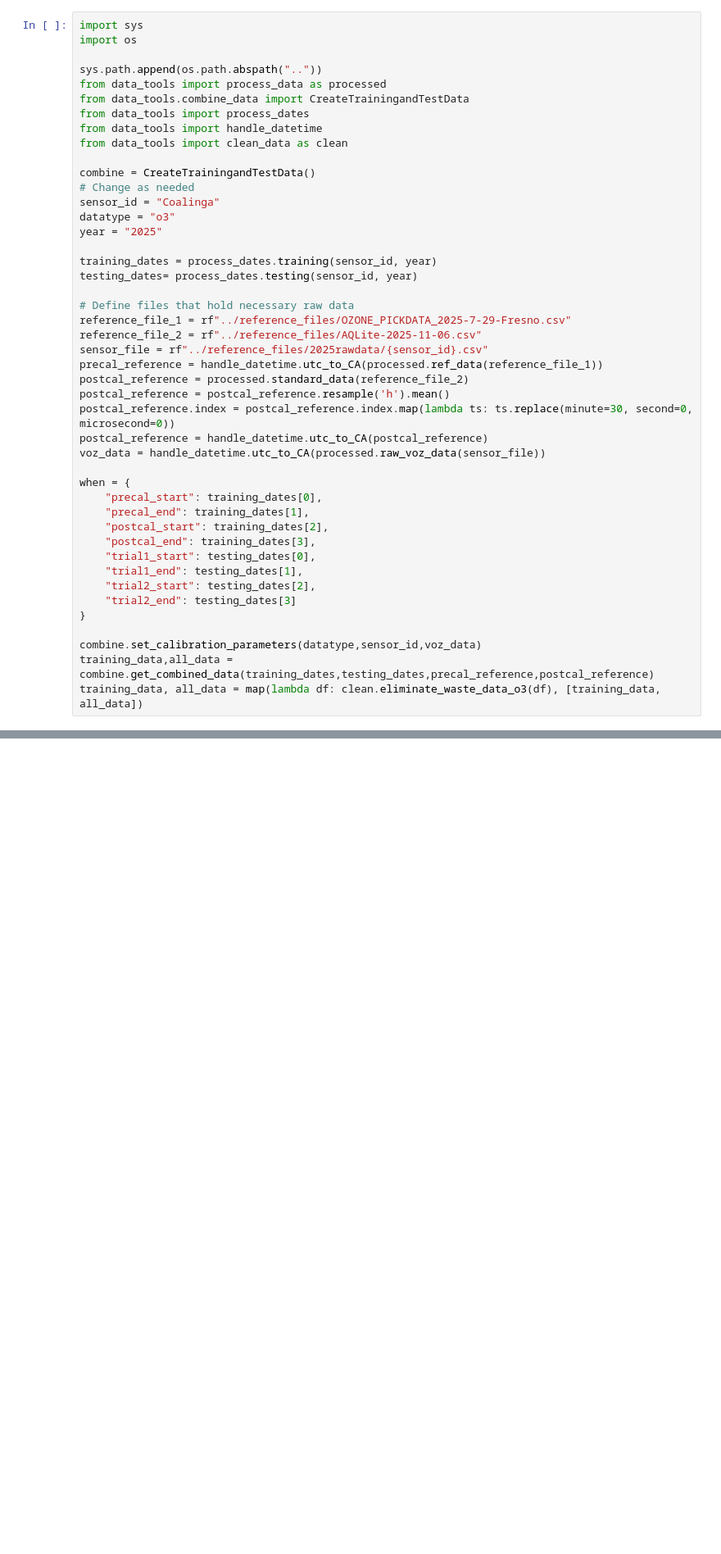
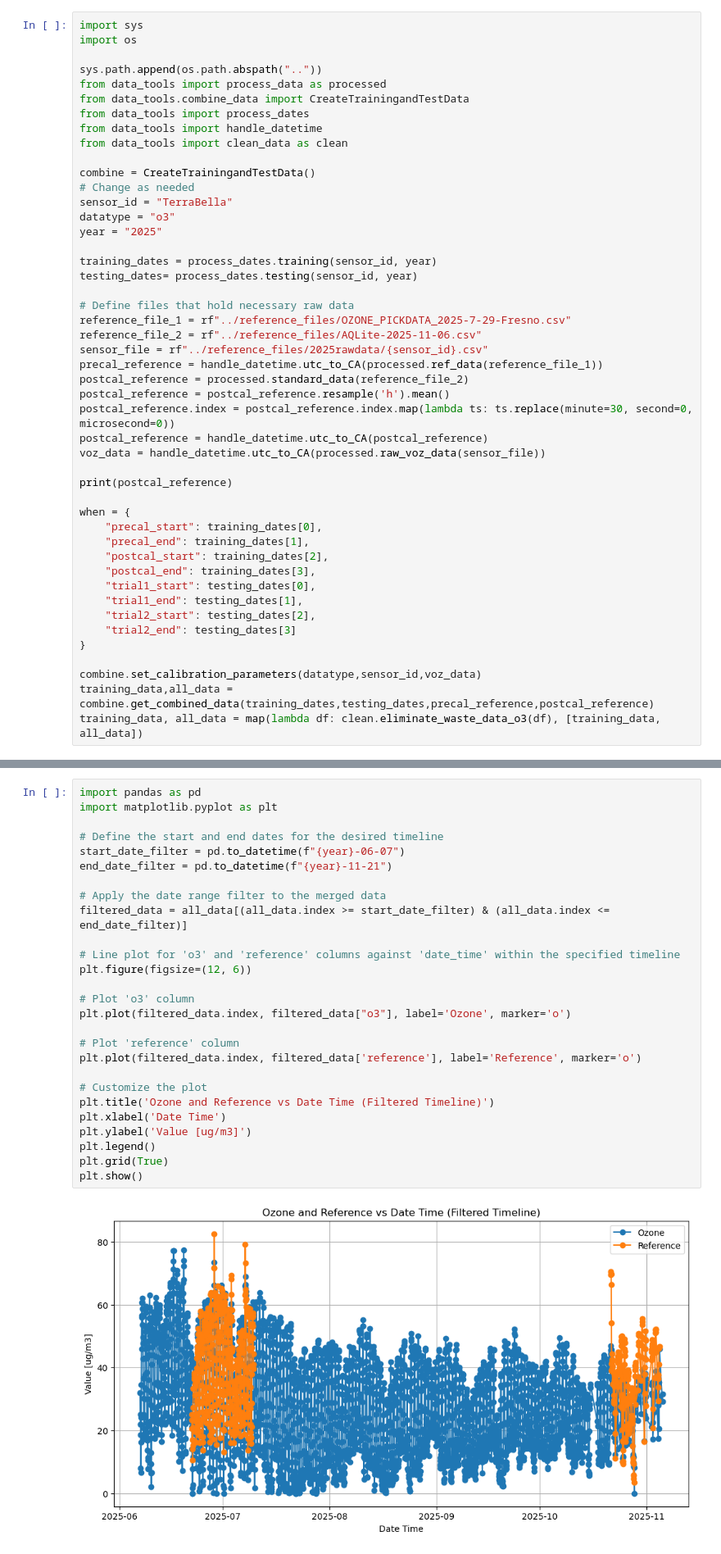
Before and after one commit to TorriaCol/voz-data-analysis, a Jupyter notebook: plots/calibrateozone.ipynb, the cells around one changed output, grey strips where cells are left out. Shown: that part at 82% size. Cells and saved outputs as stored; diff of their text form; blank space fills up the shorter version.

```diff
--- a/plots/calibrateozone.ipynb
+++ b/plots/calibrateozone.ipynb
@@ -11,7 +11,7 @@ from data_tools import clean_data as clean
 
 combine = CreateTrainingandTestData()
 # Change as needed
-sensor_id = "Coalinga"
+sensor_id = "TerraBella"
 datatype = "o3"
 year = "2025"
 
@@ -29,6 +29,8 @@ postcal_reference.index = postcal_reference.index.map(lambda ts: ts.replace(minu
 postcal_reference = handle_datetime.utc_to_CA(postcal_reference)
 voz_data = handle_datetime.utc_to_CA(processed.raw_voz_data(sensor_file))
 
+print(postcal_reference)
+
 when = {
     "precal_start": training_dates[0],
     "precal_end": training_dates[1],
@@ -63,0 +64,29 @@ date_time
+# %%
+import pandas as pd
+import matplotlib.pyplot as plt
+
+# Define the start and end dates for the desired timeline
+start_date_filter = pd.to_datetime(f"{year}-06-07")
+end_date_filter = pd.to_datetime(f"{year}-11-21")
+
+# Apply the date range filter to the merged data
+filtered_data = all_data[(all_data.index >= start_date_filter) & (all_data.index <= end_date_filter)]
+
+# Line plot for 'o3' and 'reference' columns against 'date_time' within the specified timeline
+plt.figure(figsize=(12, 6))
+
+# Plot 'o3' column
+plt.plot(filtered_data.index, filtered_data["o3"], label='Ozone', marker='o')
+
+# Plot 'reference' column
+plt.plot(filtered_data.index, filtered_data['reference'], label='Reference', marker='o')
+
+# Customize the plot
+plt.title('Ozone and Reference vs Date Time (Filtered Timeline)')
+plt.xlabel('Date Time')
+plt.ylabel('Value [ug/m3]')
+plt.legend()
+plt.grid(True)
+plt.show()
+# %% [output]
+[figure, added]
```
Also changed, not shown: parts of 5 cells of this notebook, 18 other files.
